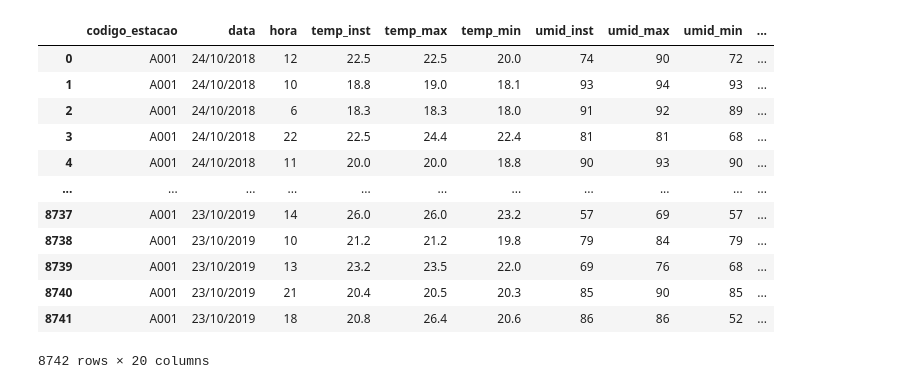
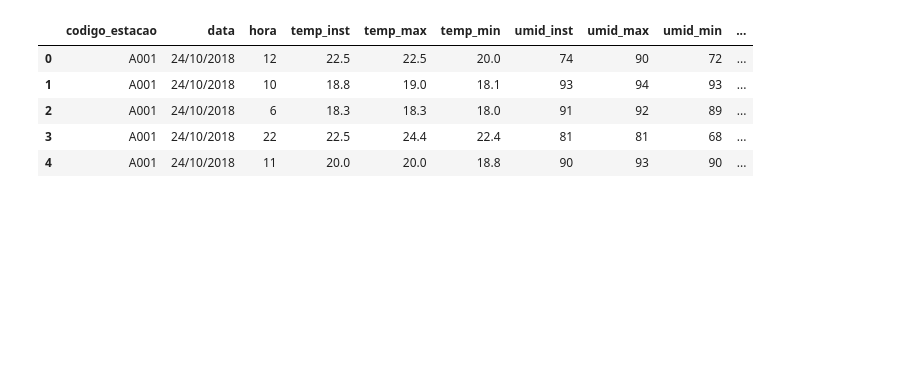
Before and after one commit to pi2Helius/database, a Jupyter notebook: radiacao/gera_radiacao_database.ipynb, the cells around one changed output. Cells and saved outputs as stored; diff of their text form; code cells hidden in the pictures; blank space fills up the shorter version.

```diff
--- a/radiacao/gera_radiacao_database.ipynb
+++ b/radiacao/gera_radiacao_database.ipynb
@@ -4,21 +12,13 @@
 import pandas as pd
 import json
 # %%
-df_sujo = pd.read_csv("dataset_irradiacao.csv")
+df_sujo_radiacao = pd.read_csv("dataset_irradiacao.csv")
+df_sujo_radiacao.head()
+# %% [output]
+|  | codigo_estacao | data | hora | temp_inst | temp_max | temp_min | umid_inst | umid_max | umid_min | ... |
+| 0 | A001 | 24/10/2018 | 12 | 22.5 | 22.5 | 20.0 | 74 | 90 | 72 | ... |
+| 1 | A001 | 24/10/2018 | 10 | 18.8 | 19.0 | 18.1 | 93 | 94 | 93 | ... |
+| 2 | A001 | 24/10/2018 | 6 | 18.3 | 18.3 | 18.0 | 91 | 92 | 89 | ... |
+| 3 | A001 | 24/10/2018 | 22 | 22.5 | 24.4 | 22.4 | 81 | 81 | 68 | ... |
+| 4 | A001 | 24/10/2018 | 11 | 20.0 | 20.0 | 18.8 | 90 | 93 | 90 | ... |
-# %%
-df_sujo
-# %% [output]
-|  | codigo_estacao | data | hora | temp_inst | temp_max | temp_min | umid_inst | umid_max | umid_min | ... |
-| 0 | A001 | 24/10/2018 | 12 | 22.5 | 22.5 | 20.0 | 74 | 90 | 72 | ... |
-| 1 | A001 | 24/10/2018 | 10 | 18.8 | 19.0 | 18.1 | 93 | 94 | 93 | ... |
-| 2 | A001 | 24/10/2018 | 6 | 18.3 | 18.3 | 18.0 | 91 | 92 | 89 | ... |
-| 3 | A001 | 24/10/2018 | 22 | 22.5 | 24.4 | 22.4 | 81 | 81 | 68 | ... |
-| 4 | A001 | 24/10/2018 | 11 | 20.0 | 20.0 | 18.8 | 90 | 93 | 90 | ... |
-| ... | ... | ... | ... | ... | ... | ... | ... | ... | ... | ... |
-| 8737 | A001 | 23/10/2019 | 14 | 26.0 | 26.0 | 23.2 | 57 | 69 | 57 | ... |
-| 8738 | A001 | 23/10/2019 | 10 | 21.2 | 21.2 | 19.8 | 79 | 84 | 79 | ... |
-| 8739 | A001 | 23/10/2019 | 13 | 23.2 | 23.5 | 22.0 | 69 | 76 | 68 | ... |
-| 8740 | A001 | 23/10/2019 | 21 | 20.4 | 20.5 | 20.3 | 85 | 90 | 85 | ... |
-| 8741 | A001 | 23/10/2019 | 18 | 20.8 | 26.4 | 20.6 | 86 | 86 | 52 | ... |
-8742 rows × 20 columns
 # %%
```
Also changed, not shown: parts of 31 cells of this notebook, 2 other files.
